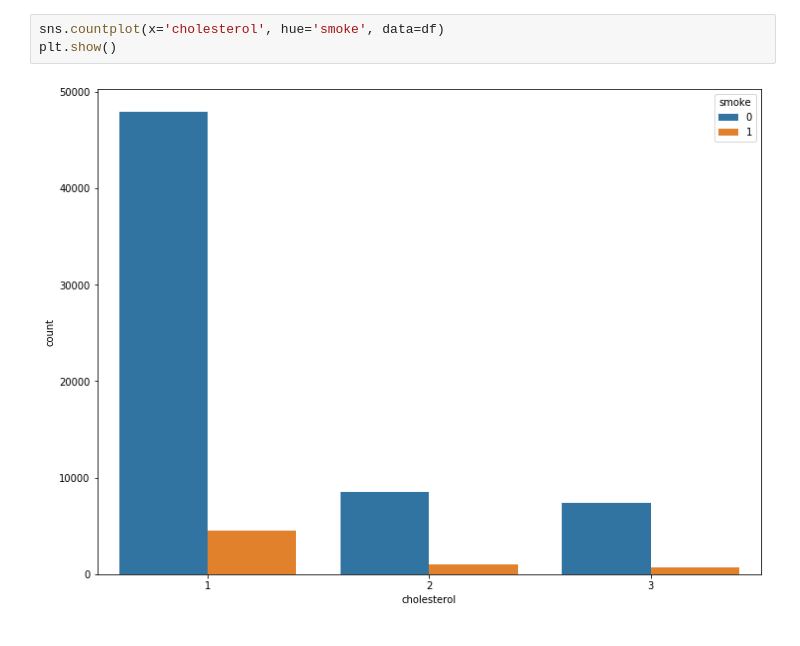
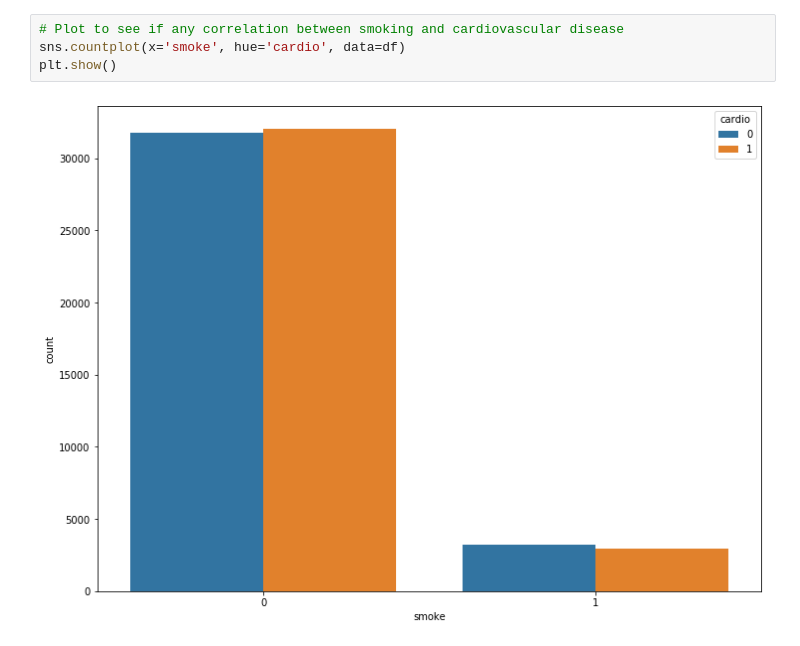
Before and after one commit to sjriddle/MachineLearning, a Jupyter notebook: disease_prediction/analytics.ipynb, the cells around one changed output. Saved outputs shown, nothing was run; the diff lists cells and outputs as text.

```diff
--- a/disease_prediction/analytics.ipynb
+++ b/disease_prediction/analytics.ipynb
@@ -63,9 +54,10 @@ sns.countplot(x='alco', hue='cardio', data=df)
 plt.show()
 # %% [output]
 [figure]
-# %%
-sns.countplot(x='cholesterol', hue='smoke', data=df)
-plt.show()
-# %% [output]
-[figure, removed]
+# %%
+# Plot to see if any correlation between smoking and cardiovascular disease
+sns.countplot(x='smoke', hue='cardio', data=df)
+plt.show()
+# %% [output]
+[figure, added]
 # %%
```
Also changed, not shown: parts of 8 cells of this notebook.
